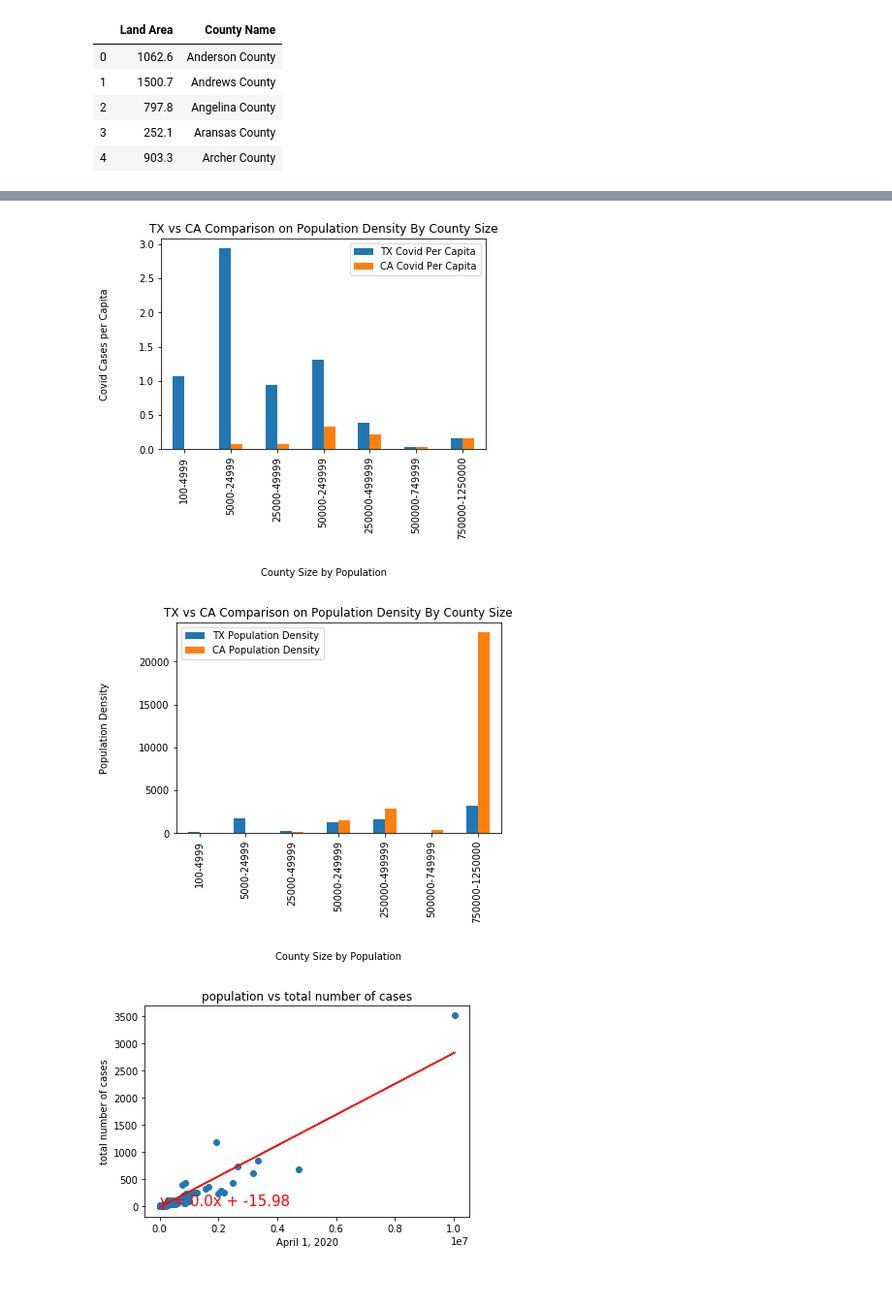
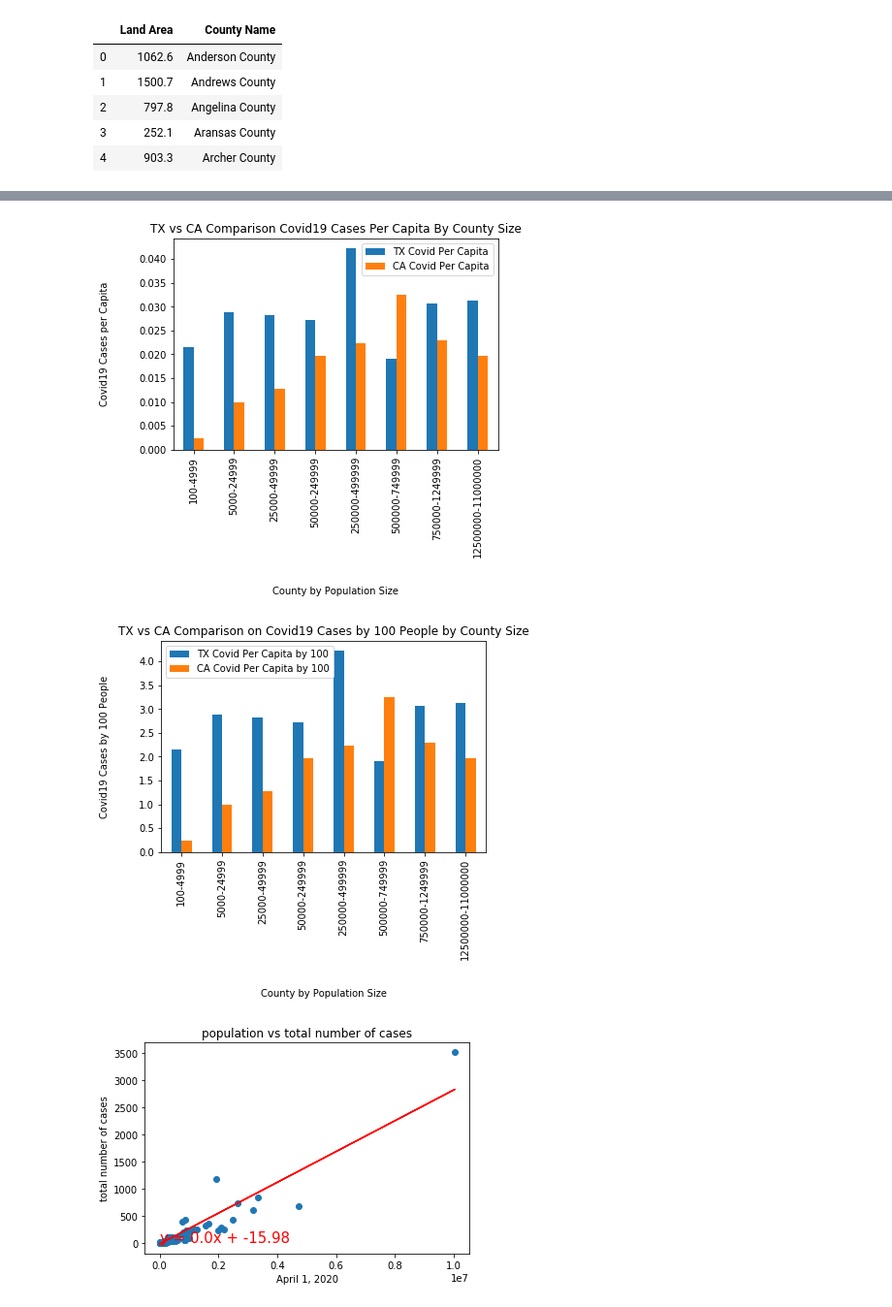
Before and after one commit to shadiaduery/bootcamp-group_project-1, a Jupyter notebook: Analysis/Final-work.ipynb, the cells around one changed output, grey strips where cells are left out. Shown at 97% size. Cells and saved outputs as stored; diff of their text form; code cells hidden in the pictures; blank space fills up the shorter version.

```diff
--- a/Analysis/Final-work.ipynb
+++ b/Analysis/Final-work.ipynb
@@ -465,12 +551,11 @@ final_CA_bins_pd
 # %%
-#CA population density bins
-bins = [100, 5000, 25000, 50000, 250000, 500000, 750000, 1250000]
-population_sizes = ["100-4999","5000-24999","25000-49999","50000-249999", "250000-499999", "500000-749999","750000-1250000"]
+bins = [100, 5000, 25000, 50000, 250000, 500000, 750000, 1250000, 11000000]
+population_sizes = ["100-4999","5000-24999","25000-49999","50000-249999", "250000-499999", "500000-749999","750000-1249999", "12500000-11000000"]
 
 final_CA_pd["Population Bins"] = pd.cut(final_CA_pd["population"], bins, labels=population_sizes, include_lowest=True)
 final_CA_bins_den_pd = final_CA_pd.dropna()
 final_CA_bins_den_pd = final_CA_bins_den_pd[["Population Bins", "Population Density"]]
-final_CA_bins_den_pd = final_CA_bins_den_pd.groupby("Population Bins").sum()
+final_CA_bins_den_pd = final_CA_bins_den_pd.groupby("Population Bins").mean()
 final_CA_bins_den_pd = final_CA_bins_den_pd.rename(columns={"Population Density": "CA Population Density"})
 final_CA_bins_den_pd
 # %% [output]
@@ -486,14 +572,14 @@ final_CA_bins_den_pd
 # %%
 #TX covid per capita bins
-bins = [100, 5000, 25000, 50000, 250000, 500000, 750000, 1250000]
-population_sizes = ["100-4999","5000-24999","25000-49999","50000-249999", "250000-499999", "500000-749999","750000-1250000"]
+bibins = [100, 5000, 25000, 50000, 250000, 500000, 750000, 1250000, 11000000]
+population_sizes = ["100-4999","5000-24999","25000-49999","50000-249999", "250000-499999", "500000-749999","750000-1249999", "12500000-11000000"]
 
 final_TX_pd["Population Bins"] = pd.cut(final_TX_pd["population"], bins, labels=population_sizes, include_lowest=True)
 final_TX_bins_pd = final_TX_pd.dropna()
-final_TX_bins_pd = final_TX_bins_pd[["Population Bins", "Covid Per Capita"]]
-final_TX_bins_pd = final_TX_bins_pd.groupby("Population Bins").sum()
-final_TX_bins_pd = final_TX_bins_pd.rename(columns={"Covid Per Capita": "TX Covid Per Capita"})
-final_TX_bins_pd
+final_TX_bins_per_pd = final_TX_bins_pd[["Population Bins", "Covid Per Capita"]]
+final_TX_bins_per_pd = final_TX_bins_per_pd.groupby("Population Bins").mean()
+final_TX_bins_per_pd = final_TX_bins_per_pd.rename(columns={"Covid Per Capita": "TX Covid Per Capita"})
+final_TX_bins_per_pd
 # %% [output]
 |  | TX Covid Per Capita |
 | Population Bins |  |
@@ -506,0 +594,11 @@ final_TX_bins_pd
+# %%
+#TX covid per capital by 100
+bins = [100, 5000, 25000, 50000, 250000, 500000, 750000, 1250000, 11000000]
+population_sizes = ["100-4999","5000-24999","25000-49999","50000-249999", "250000-499999", "500000-749999","750000-1249999", "12500000-11000000"]
+
+final_TX_pd["Population Bins"] = pd.cut(final_TX_pd["population"], bins, labels=population_sizes, include_lowest=True)
+final_TX_bins_pd = final_TX_pd.dropna()
+final_TX_bins_100_pd = final_TX_bins_pd[["Population Bins", "Covid Per Capita by 100"]]
+final_TX_bins_100_pd = final_TX_bins_100_pd.groupby("Population Bins").mean()
+final_TX_bins_100_pd = final_TX_bins_100_pd.rename(columns={"Covid Per Capita by 100": "TX Covid Per Capita by 100"})
+final_TX_bins_100_pd
@@ -542,0 +654,3 @@ final_CA_TX_bins_den
+# %%
+final_CA_TX_bins_100_pd = pd.concat([final_TX_bins_100_pd,final_CA_bins_100_pd], axis=1)
+final_CA_TX_bins_100_pd
@@ -557,22 +710,20 @@ final_CA_TX_bins
 # %%
-#Bar graph
 
-final_CA_TX_bins = final_CA_TX_bins.plot(kind="bar")
-final_CA_TX_bins.set_ylabel("Covid Cases per Capita", labelpad=30)
-final_CA_TX_bins.set_xlabel("County Size by Population", labelpad=30)
-final_CA_TX_bins.set_title("TX vs CA Comparison on Population Density By County Size")
+final_CA_TX_bins_per_pd = final_CA_TX_bins_per_pd.plot(kind="bar")
+final_CA_TX_bins_per_pd.set_ylabel("Covid19 Cases per Capita", labelpad=30)
+final_CA_TX_bins_per_pd.set_xlabel("County by Population Size", labelpad=30)
+final_CA_TX_bins_per_pd.set_title("TX vs CA Comparison Covid19 Cases Per Capita By County Size")
 plt.savefig("../Images/TX_CA_Covid_per_Capita.png")
 # %% [output]
-[figure, old version]
+[figure, new version]
 # %%
-
-final_CA_TX_bins_den = final_CA_TX_bins_den.plot(kind="bar")
-final_CA_TX_bins_den.set_ylabel("Population Density", labelpad=30)
-final_CA_TX_bins_den.set_xlabel("County Size by Population", labelpad=30)
-final_CA_TX_bins_den.set_title("TX vs CA Comparison on Population Density By County Size")
-plt.savefig("../Images/TX_CA_Pop_Density_png")
+final_CA_TX_bins_100_pd = final_CA_TX_bins_100_pd.plot(kind="bar")
+final_CA_TX_bins_100_pd.set_ylabel("Covid19 Cases by 100 People", labelpad=30)
+final_CA_TX_bins_100_pd.set_xlabel("County by Population Size", labelpad=30)
+final_CA_TX_bins_100_pd.set_title("TX vs CA Comparison on Covid19 Cases by 100 People by County Size")
+plt.savefig("../Images/TX_CA_Covid_by_100.png")
 # %% [output]
-[figure, old version]
+[figure, new version]
 # %%
 #Linear Regression
 x_values = covid_clean_CA_TX_df['population']
```
Also changed, not shown: parts of 19 cells of this notebook, 5 other files.
